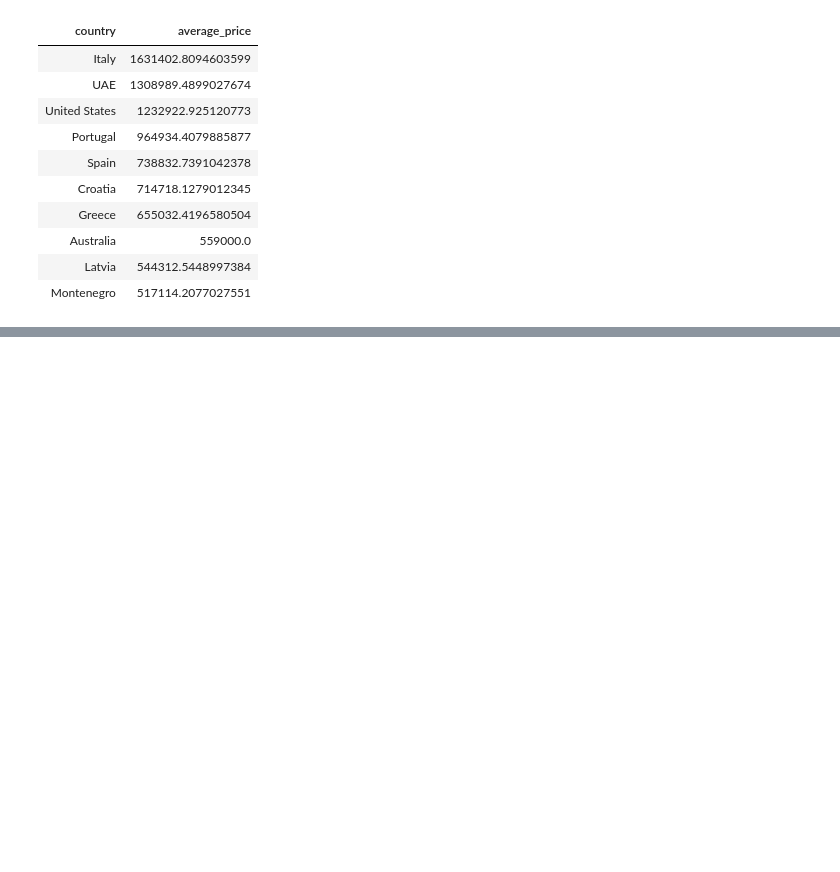
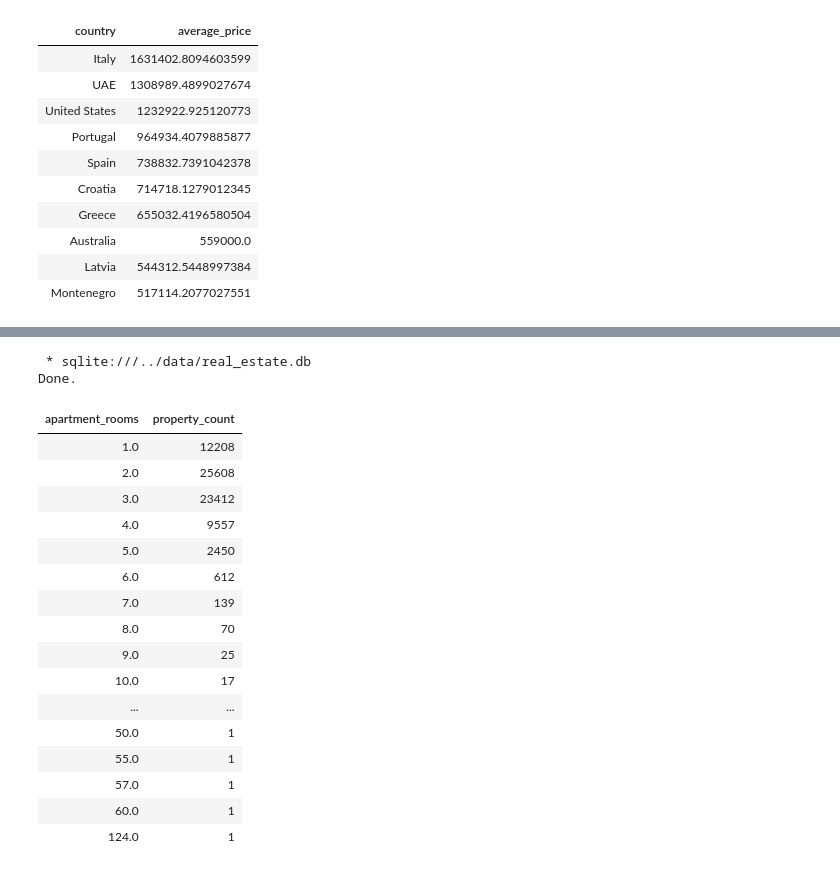
Before and after one commit to clia7/Data_Analytics_Journey, a Jupyter notebook: 05_Real_Estate_Case_Study/notebooks/04_Real_Estate_SQL.ipynb, the cells around one changed output, grey strips where cells are left out. Cells and saved outputs as stored; diff of their text form; code cells hidden in the pictures; blank space fills up the shorter version.

```diff
--- a/05_Real_Estate_Case_Study/notebooks/04_Real_Estate_SQL.ipynb
+++ b/05_Real_Estate_Case_Study/notebooks/04_Real_Estate_SQL.ipynb
@@ -356,0 +383,30 @@ Done.
+# %%
+%%sql
+
+SELECT
+    apartment_rooms,
+    COUNT(*) AS property_count
+FROM real_estate
+WHERE apartment_rooms > 0
+GROUP BY apartment_rooms
+ORDER BY apartment_rooms;
+# %% [output]
+ * sqlite:///../data/real_estate.db
+Done.
+| apartment_rooms | property_count |
+| 1.0 | 12208 |
+| 2.0 | 25608 |
+| 3.0 | 23412 |
+| 4.0 | 9557 |
+| 5.0 | 2450 |
+| 6.0 | 612 |
+| 7.0 | 139 |
+| 8.0 | 70 |
+| 9.0 | 25 |
+| 10.0 | 17 |
+| ... | ... |
+| 50.0 | 1 |
+| 55.0 | 1 |
+| 57.0 | 1 |
+| 60.0 | 1 |
+| 124.0 | 1 |
```
Also changed, not shown: parts of 1 cell of this notebook.
